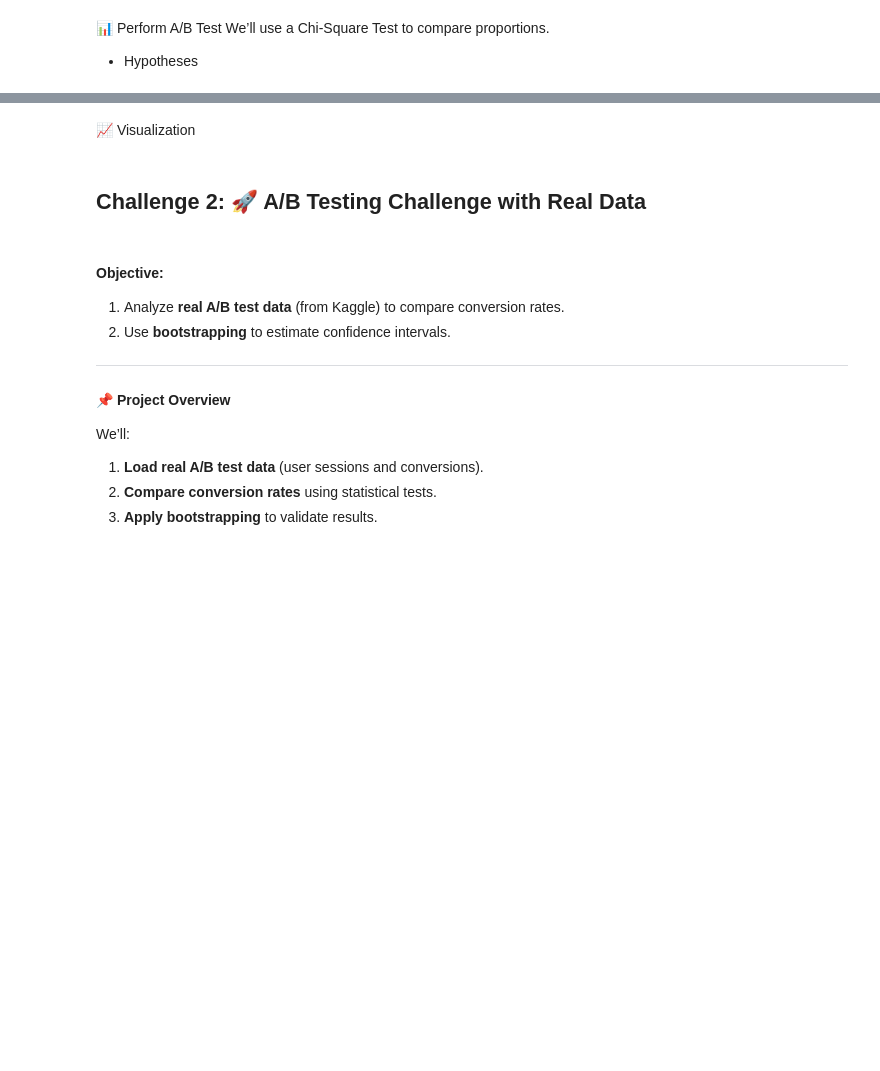
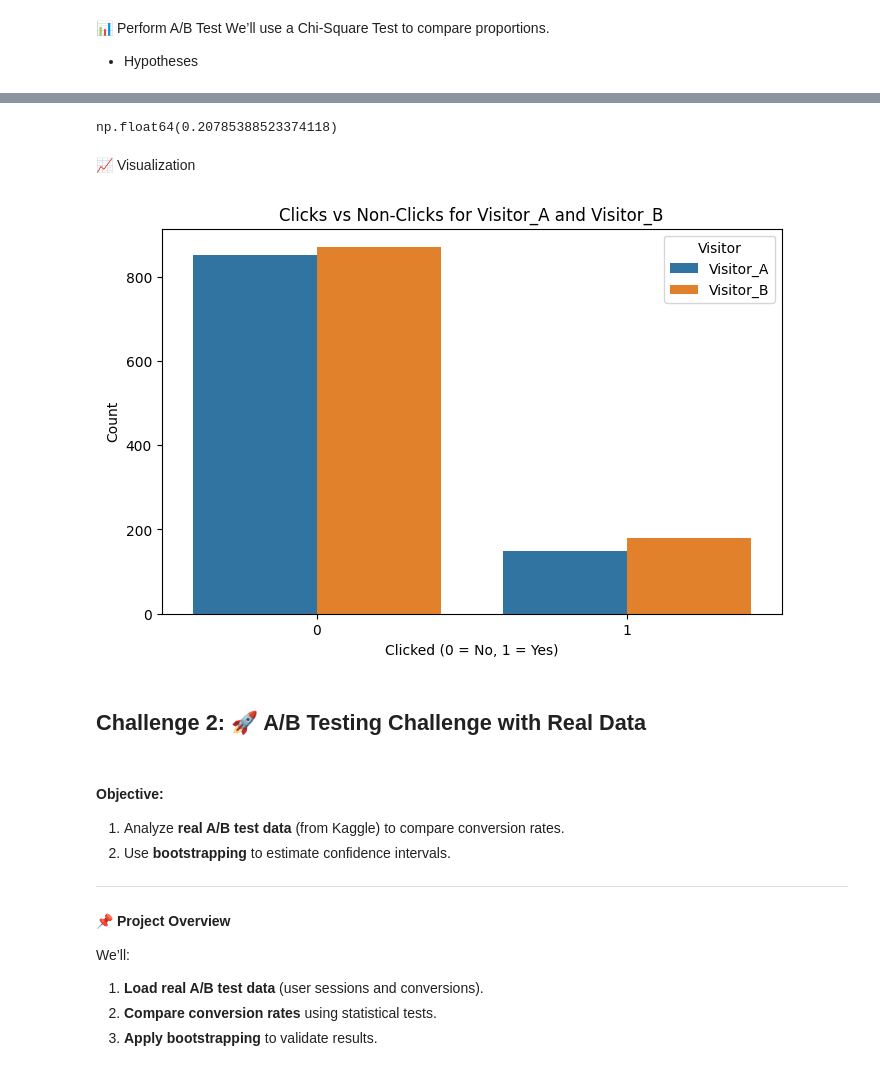
Before and after one commit to martijnooo/lab-intro-to-ab-testing, a Jupyter notebook: your-code/main.ipynb, the cells around one changed output, grey strips where cells are left out. Saved outputs shown, nothing was run; the diff lists cells and outputs as text; code cells hidden in the pictures; blank space fills up the shorter version.

```diff
--- a/your-code/main.ipynb
+++ b/your-code/main.ipynb
@@ -55,0 +54,16 @@ clicks_b = 180
+# %%
+# Generate DataFrame for Version A
+data_a = {'Visitor_A': range(1, visitors_a + 1),
+          'Clicked': [1 if i < clicks_a else 0 for i in range(visitors_a)]}
+df_a = pd.DataFrame(data_a)
+
+# Generate DataFrame for Version B
+data_b = {'Visitor_B': range(1, visitors_b + 1),
+          'Clicked': [1 if i < clicks_b else 0 for i in range(visitors_b)]}
+df_b = pd.DataFrame(data_b)
+
+# Display the first few rows of each DataFrame
+print("Version A DataFrame:")
+print(df_a.head())
+print("\nVersion B DataFrame:")
+print(df_b.head())
@@ -58,4 +88,9 @@ clicks_b = 180
 We’ll use a Chi-Square Test to compare proportions.
 
 - Hypotheses
+# %%
+df_a_grouped = df_a[["Clicked", "Visitor_A"]].groupby("Clicked").count()
+df_b_grouped = df_b[["Clicked", "Visitor_B"]].groupby("Clicked").count()
+# %%
+df_combined = pd.concat([df_a_grouped, df_b_grouped], axis=1)
 # %%
@@ -74,0 +100,4 @@ We’ll use a Chi-Square Test to compare proportions.
+# %%
+p_value
+# %% [output]
+np.float64(0.20785388523374118)
@@ -80,3 +108,18 @@ We’ll use a Chi-Square Test to compare proportions.
+# %%
+
+# Melt the dataframe for easier plotting with seaborn
+df_melted = df_combined.reset_index().melt(id_vars='Clicked', var_name='Visitor', value_name='Count')
+
+# Plot
+plt.figure(figsize=(8,5))
+sns.barplot(x='Clicked', y='Count', hue='Visitor', data=df_melted)
+
+plt.title('Clicks vs Non-Clicks for Visitor_A and Visitor_B')
+plt.xlabel('Clicked (0 = No, 1 = Yes)')
+plt.ylabel('Count')
+plt.show()
+# %% [output]
+[figure, added]
 # %% [markdown]
 ## Challenge 2: 🚀 A/B Testing Challenge with Real Data
 # %% [markdown]
```
Also changed, not shown: parts of 35 cells of this notebook.
